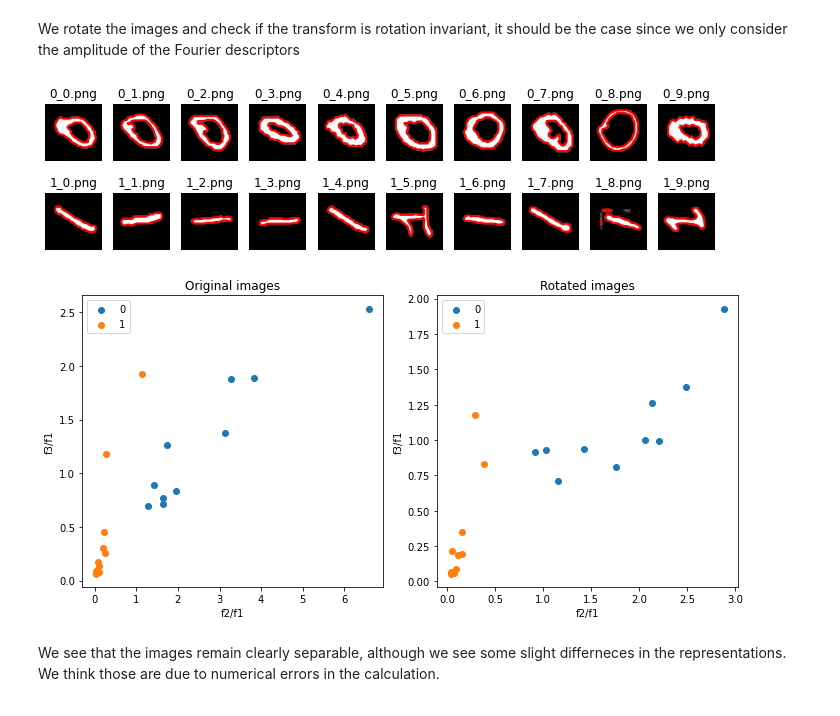
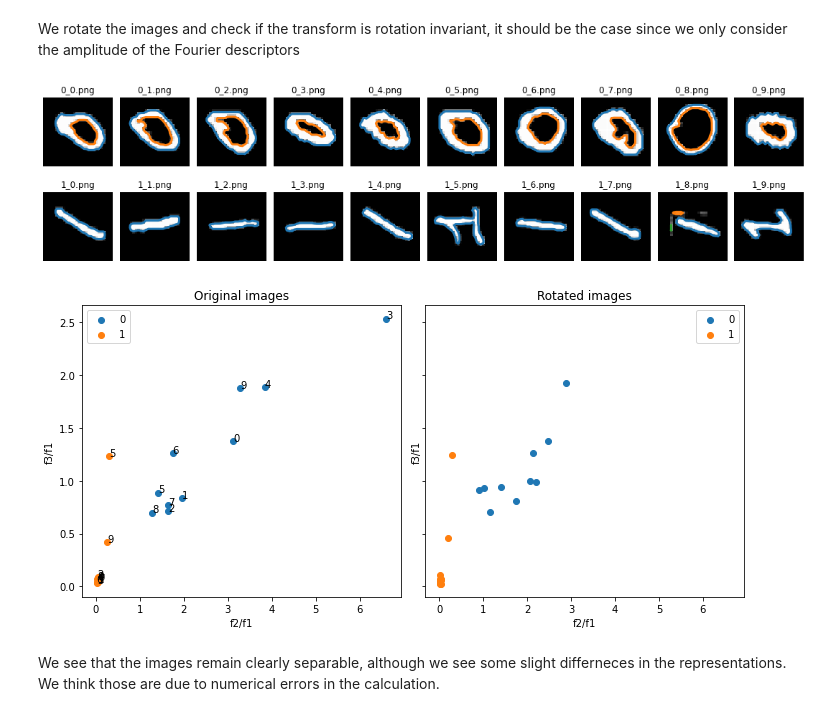
Before and after one commit to aalshabaan/iapr, a Jupyter notebook: labs/lab_02_object_description.ipynb, the cells around one changed output. Cells and saved outputs as stored; diff of their text form; code cells hidden in the pictures.

```diff
--- a/labs/lab_02_object_description.ipynb
+++ b/labs/lab_02_object_description.ipynb
@@ -151,0 +157,13 @@ We start by applying a morphological opening to remove the small artefacts in ou
+# %%
+def plot_imgs_with_contours(imgs, imgs_names, thresh=128):
+    num_digits = len(imgs)
+    fig, axes = plt.subplots(num_digits, len(zeros_im), figsize=(15, 4))
+    for im_axes, img, names in zip(axes, imgs, imgs_names):
+        for ax, im, nm in zip(im_axes, img, names):
+            ax.imshow(im, cmap='gray')
+            for cont in sorted(find_contours(im, thresh), key=lambda x: x.shape[0], reverse=True):
+                ax.plot(cont[:,1], cont[:,0], linewidth=3)
+            ax.axis('off')
+            ax.set_title(nm)
+    plt.tight_layout()
+    plt.show()
@@ -244,45 +294,42 @@ from skimage.transform import  rotate, rescale
 # %%
 #zeros_rotated = np.array([rotate(zero, angle=90, preserve_range=True).astype(np.uint8) for zero in zeros_im])
 #ones_rotated = np.array([rotate(one, angle=90, preserve_range=True).astype(np.uint8) for one in ones_im])
 
 zeros_rotated = np.array([zero.T[::-1,:] for zero in zeros_im])
 ones_rotated = np.array([one.T[::-1,:] for one in ones_im])
 
-fig, axes = plt.subplots(2, len(zeros_im), figsize=(12, 3))
-for ax, im, nm in zip(axes[0], zeros_rotated, zeros_names):
-    ax.imshow(im, cmap='gray')
-    #contour_im  = np.concatenate(find_contours(im, 128))
-    #ax.plot(contour_im[:,1], contour_im[:,0], linewidth=2, c='r')
-    for cont in find_contours(im, 128):
-        ax.plot(cont[:,1], cont[:,0], linewidth=2, c='r')
-    ax.axis('off')
-    ax.set_title(nm)
-for ax, im, nm in zip(axes[1], ones_rotated, ones_names):
-    ax.imshow(im, cmap='gray')
-    #contour_im  = np.concatenate(find_contours(im, 128))
-    #ax.plot(contour_im[:,1], contour_im[:,0], linewidth=2, c='r')
-    for cont in find_contours(im, 128):
-        ax.plot(cont[:,1], cont[:,0], linewidth=2, c='r')
-    ax.axis('off')
-    ax.set_title(nm)
+plot_imgs_with_contours([zeros_rotated, ones_rotated], [zeros_names, ones_names])
+# fig, axes = plt.subplots(2, len(zeros_im), figsize=(12, 3))
+# for ax, im, nm in zip(axes[0], zeros_rotated, zeros_names):
+#     ax.imshow(im, cmap='gray')
+#     #contour_im  = np.concatenate(find_contours(im, 128))
+#     #ax.plot(contour_im[:,1], contour_im[:,0], linewidth=2, c='r')
+#     for cont in find_contours(im, 128):
+#         ax.plot(cont[:,1], cont[:,0], linewidth=2, c='r')
+#     ax.axis('off')
+#     ax.set_title(nm)
+# for ax, im, nm in zip(axes[1], ones_rotated, ones_names):
+#     ax.imshow(im, cmap='gray')
+#     #contour_im  = np.concatenate(find_contours(im, 128))
+#     #ax.plot(contour_im[:,1], contour_im[:,0], linewidth=2, c='r')
+#     for cont in find_contours(im, 128):
+#         ax.plot(cont[:,1], cont[:,0], linewidth=2, c='r')
+#     ax.axis('off')
+#     ax.set_title(nm)
+# plt.show()
 
-plt.show()
 
-plt.figure(figsize=(10,5))
-plt.subplot(121)
-plot_fourier_disc(zeros_fourier, ones_fourier)
-plt.title('Original images')
-plt.subplot(122)
+fig, ax = plt.subplots(1, 2, sharex=True, sharey=True, figsize=(10,5))
+plot_fourier_descriptors([zeros_fourier, ones_fourier], 'Original images', ax=ax[0], annotate=True)
+
 zeros_rotated_fourier = compute_fourrier_descriptors(zeros_rotated)
 ones_rotated_fourier = compute_fourrier_descriptors(ones_rotated)
-plot_fourier_disc(zeros_rotated_fourier, ones_rotated_fourier)
-plt.title('Rotated images')
-plt.legend(loc='best')
+plot_fourier_descriptors([zeros_rotated_fourier, ones_rotated_fourier], 'Rotated images', ax=ax[1])
 plt.tight_layout()
 plt.show()
 # %% [output]
-[figure, old version]
+[figure, new version]
-[figure, old version]
+[figure, new version]
 # %% [markdown]
 We see that the images remain clearly separable, although we see some slight differneces in the representations. We think
 those are due to numerical errors in the calculation.
```
Also changed, not shown: parts of 23 cells of this notebook.
